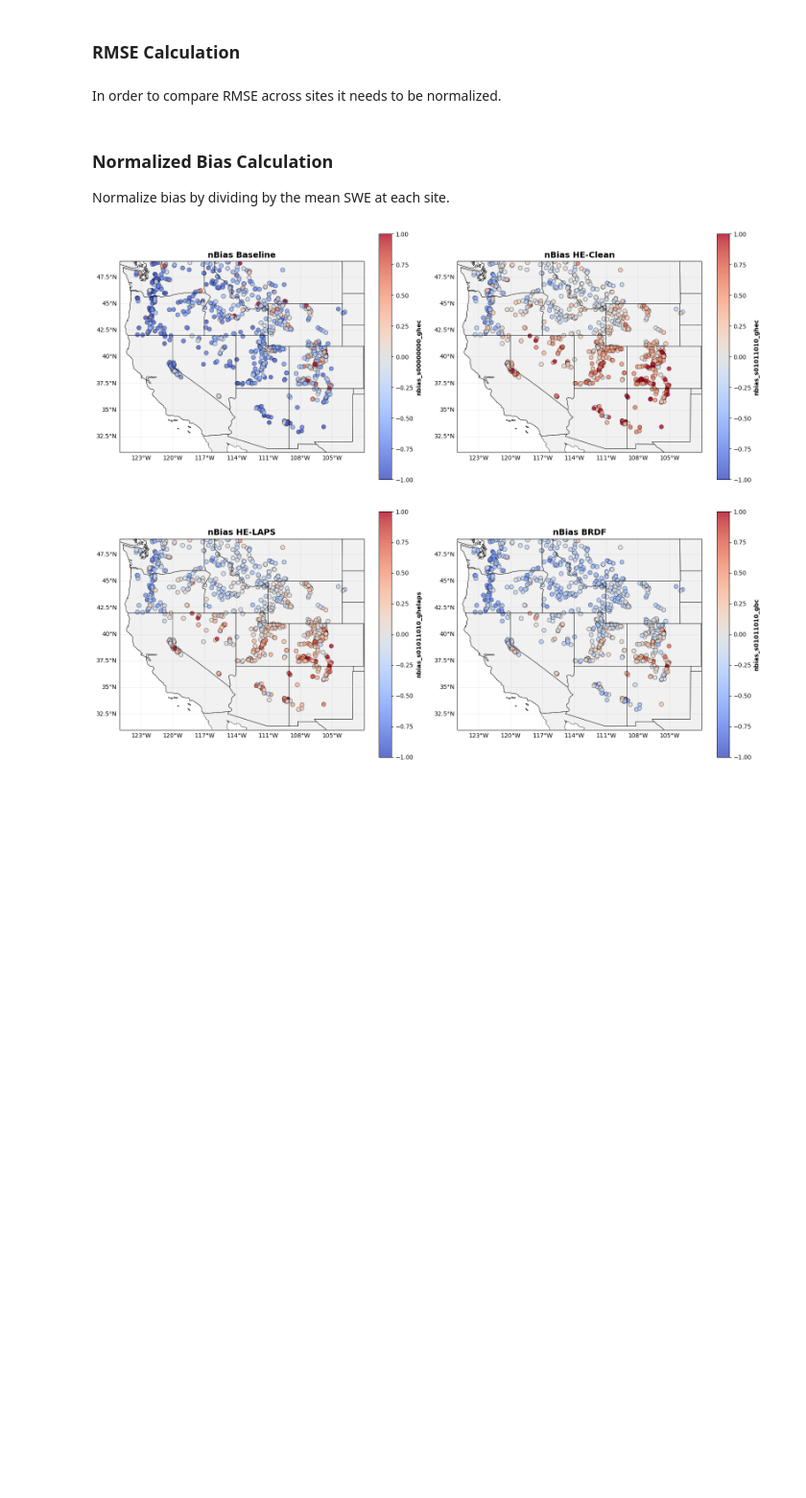
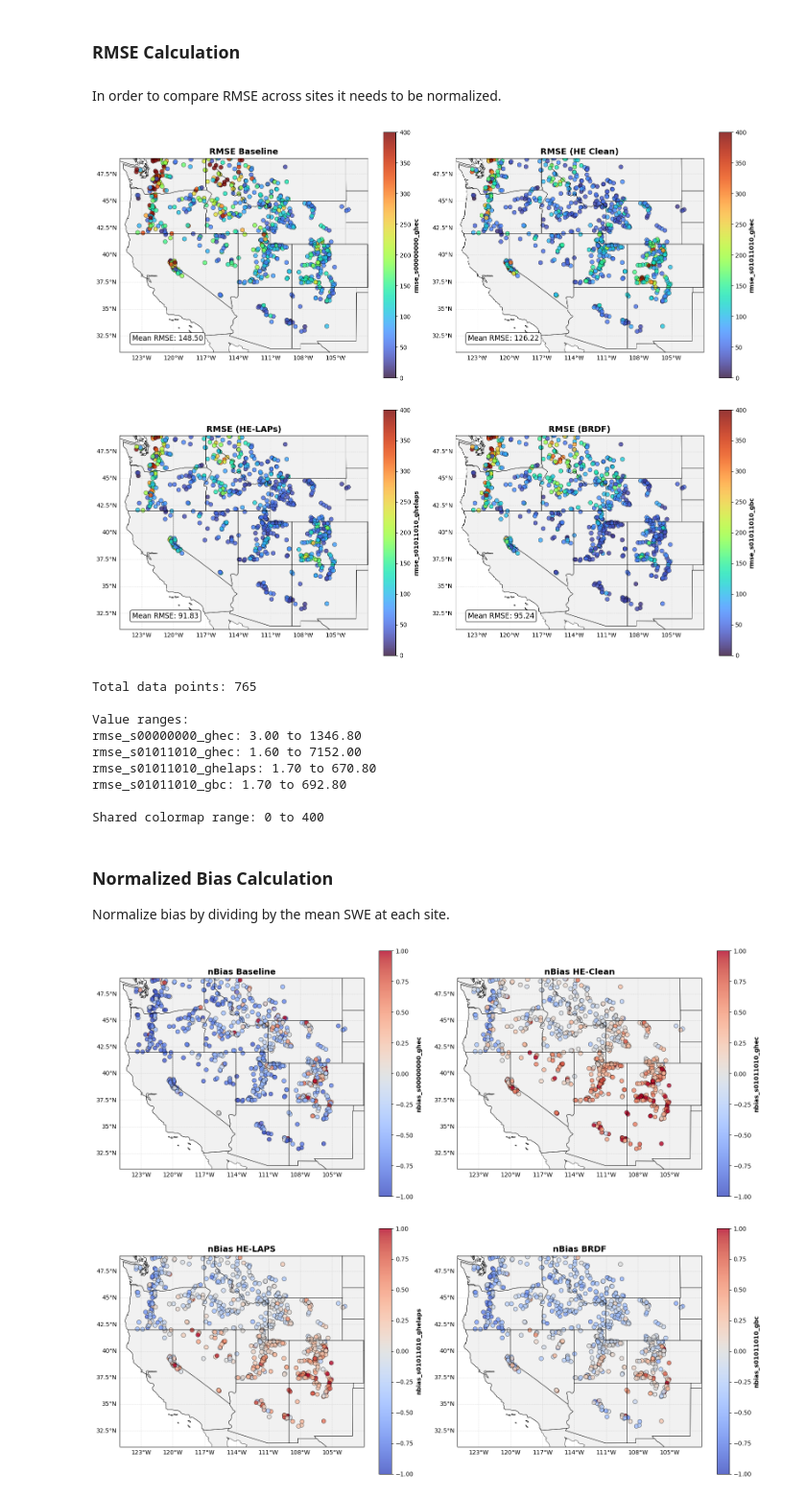
Before and after one commit to chrisrycx/lm4px_data_analysis, a Jupyter notebook: output_analysis/interactive/SpatialError.ipynb, the cells around one changed output. Shown at 96% size. Drawn from its saved outputs; the diff is of its cells as text; code cells hidden in the pictures; blank space fills up the shorter version.

Commit message:
rmse raw analysis

```diff
--- a/output_analysis/interactive/SpatialError.ipynb
+++ b/output_analysis/interactive/SpatialError.ipynb
@@ -127,15 +120,28 @@ avgRMSE = [
 # %%
-# nRMSE plots
-# Create figure with 2x2 grid of subplots for normalized RMSE
+# RMSE plots
+# Select which metric to plot: 'rmse' or 'nrmse'
+metric = 'rmse'  # Change this to 'rmse' or 'nrmse'
+
+# Create figure with 2x2 grid of subplots
 fig = plt.figure(figsize=(16, 14))
 
-# Define the columns and titles to plot
-columns = ['nrmse_s00000000_ghec', 'nrmse_s01011010_ghec', 'nrmse_s01011010_ghelaps', 'nrmse_s01011010_gbc']
-titles = ['nRMSE Baseline', 'nRMSE (HE Clean)', 'nRMSE (HE-LAPs)', 'nRMSE (BRDF)']
+# Define the columns and titles based on selected metric
+if metric == 'nrmse':
+    columns = ['nrmse_s00000000_ghec', 'nrmse_s01011010_ghec', 'nrmse_s01011010_ghelaps', 'nrmse_s01011010_gbc']
+    titles = ['nRMSE Baseline', 'nRMSE (HE Clean)', 'nRMSE (HE-LAPs)', 'nRMSE (BRDF)']
+    vmin = 0
+    vmax = 2
+    cmap = 'Reds'
+elif metric == 'rmse':
+    columns = ['rmse_s00000000_ghec', 'rmse_s01011010_ghec', 'rmse_s01011010_ghelaps', 'rmse_s01011010_gbc']
+    titles = ['RMSE Baseline', 'RMSE (HE Clean)', 'RMSE (HE-LAPs)', 'RMSE (BRDF)']
+    vmin = 0
+    vmax = 400
+    cmap = 'turbo'
+else:
+    raise ValueError(f"metric must be 'rmse' or 'nrmse', got '{metric}'")
 
-# Set color scale limits centered on 1
-vmin = 0
-vmax = 2
+avgRMSE = [rmse_df[col].mean() for col in columns]
 
 # Create four subplots in 2x2 grid
 for pos, (column, title) in enumerate(zip(columns, titles), 1):
@@ -155,41 +161,53 @@ for pos, (column, title) in enumerate(zip(columns, titles), 1):
                          c=rmse_df[column],
                          s=50,
                          alpha=0.8,
-                         cmap='Reds',
+                         cmap=cmap,
                          vmin=vmin,
                          vmax=vmax,
                          transform=ccrs.PlateCarree(),
                          edgecolors='black',
                          linewidth=0.5)
 
     # Add colorbar
     cbar = plt.colorbar(scatter, ax=ax, orientation='vertical', pad=0.05, shrink=0.8)
     cbar.set_label(column, fontsize=10, fontweight='bold')
 
     # Add gridlines
     gl = ax.gridlines(draw_labels=True, linewidth=0.5, alpha=0.5, linestyle='--')
     gl.top_labels = False
     gl.right_labels = False
 
     # Add title
     ax.set_title(title, fontsize=14, fontweight='bold')
 
-    # Add average nRMSE text in lower left corner
-    ax.text(0.05, 0.05, f'Mean nRMSE: {avgRMSE[pos-1]:.2f}',
+    # Add average RMSE text in lower left corner
+    avg_label = 'nRMSE' if metric == 'nrmse' else 'RMSE'
+    ax.text(0.05, 0.05, f'Mean {avg_label}: {avgRMSE[pos-1]:.2f}',
             transform=ax.transAxes,
             fontsize=12,
             verticalalignment='bottom',
             bbox=dict(boxstyle='round', facecolor='white', alpha=0.8))
 
 plt.tight_layout()
 plt.show()
 
 # Display basic info about the data
 print(f"Total data points: {len(rmse_df)}")
 print(f"\nValue ranges:")
 for column in columns:
     print(f"{column}: {rmse_df[column].min():.2f} to {rmse_df[column].max():.2f}")
-print(f"\nShared colormap range: {vmin} to {vmax} (centered on 1)")
+print(f"\nShared colormap range: {vmin} to {vmax}")
+# %% [output]
+[figure, added]
+Total data points: 765
+
+Value ranges:
+rmse_s00000000_ghec: 3.00 to 1346.80
+rmse_s01011010_ghec: 1.60 to 7152.00
+rmse_s01011010_ghelaps: 1.70 to 670.80
+rmse_s01011010_gbc: 1.70 to 692.80
+
+Shared colormap range: 0 to 400
 # %%
 # Plot focused on NM
 fig = plt.figure(figsize=(16, 14))
```
Also changed, not shown: parts of 3 cells of this notebook.
